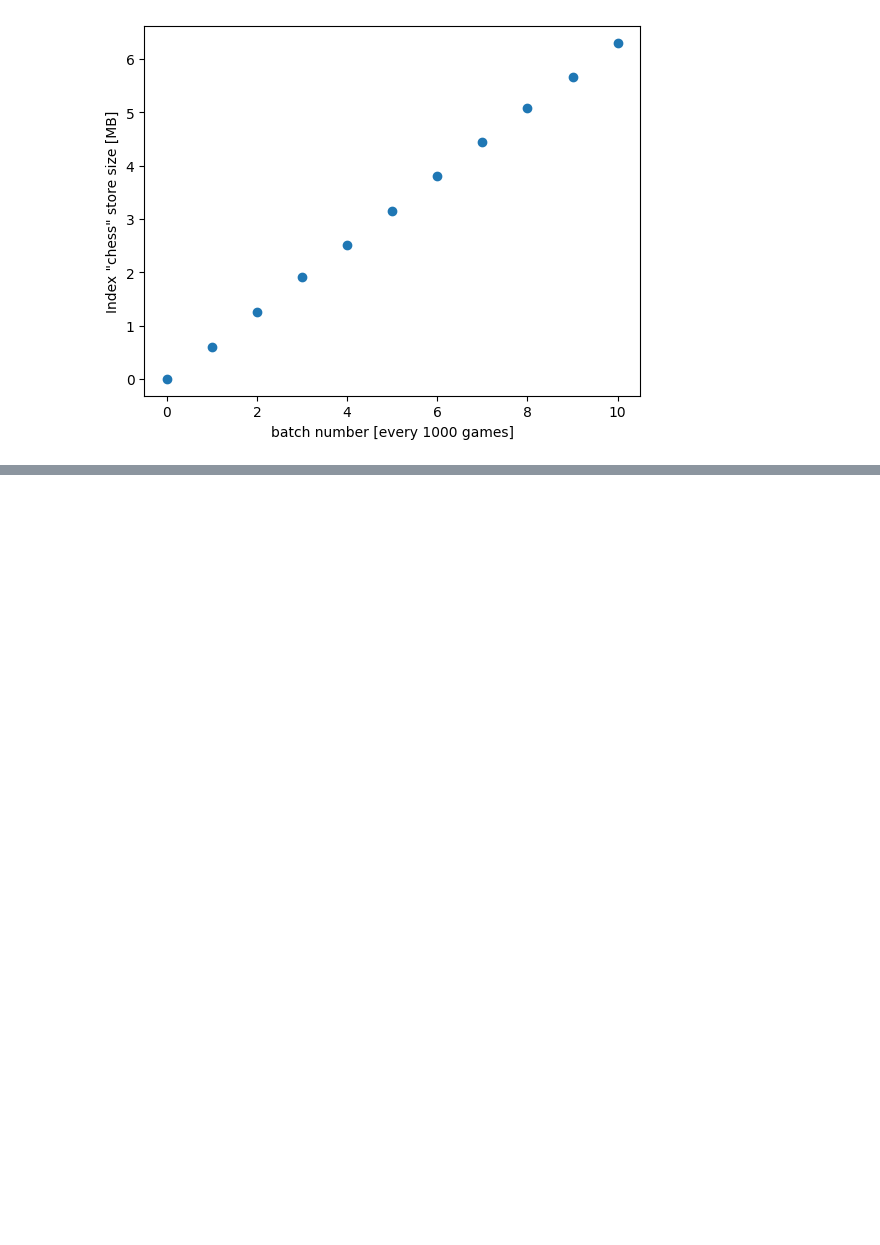
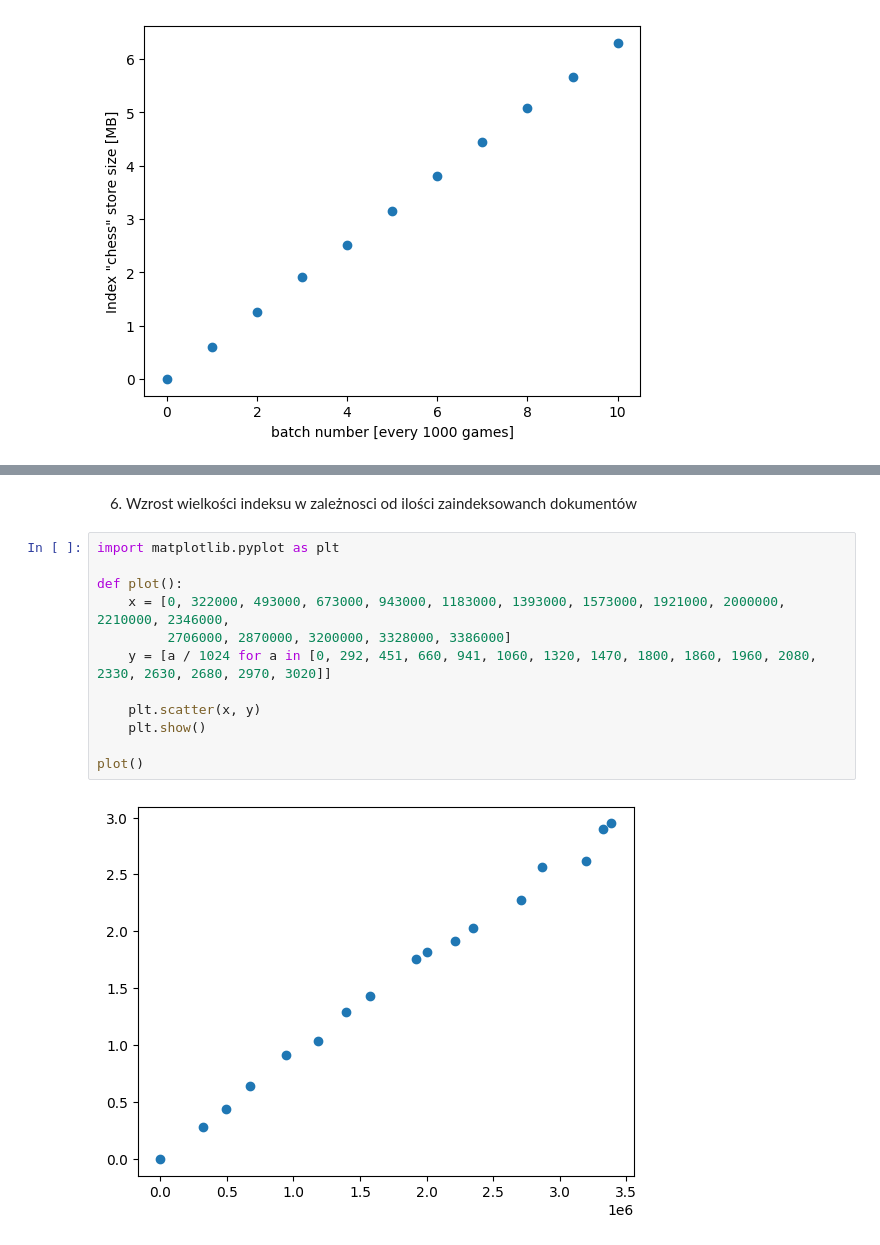
Before and after one commit to DevArcana/pwr-swi, a Jupyter notebook: comparison.ipynb, the cells around one changed output, grey strips where cells are left out. Cells and saved outputs as stored; diff of their text form; blank space fills up the shorter version.

```diff
--- a/comparison.ipynb
+++ b/comparison.ipynb
@@ -541,0 +711,16 @@ Indexing batch 10...
+# %% [markdown]
+6. Wzrost wielkości indeksu w zależnosci od ilości zaindeksowanch dokumentów
+# %%
+import matplotlib.pyplot as plt
+
+def plot():
+    x = [0, 322000, 493000, 673000, 943000, 1183000, 1393000, 1573000, 1921000, 2000000, 2210000, 2346000,
+         2706000, 2870000, 3200000, 3328000, 3386000]
+    y = [a / 1024 for a in [0, 292, 451, 660, 941, 1060, 1320, 1470, 1800, 1860, 1960, 2080, 2330, 2630, 2680, 2970, 3020]]
+
+    plt.scatter(x, y)
+    plt.show()
+
+plot()
+# %% [output]
+[figure, added]
```
Also changed, not shown: parts of 15 cells of this notebook, 2 other files.
